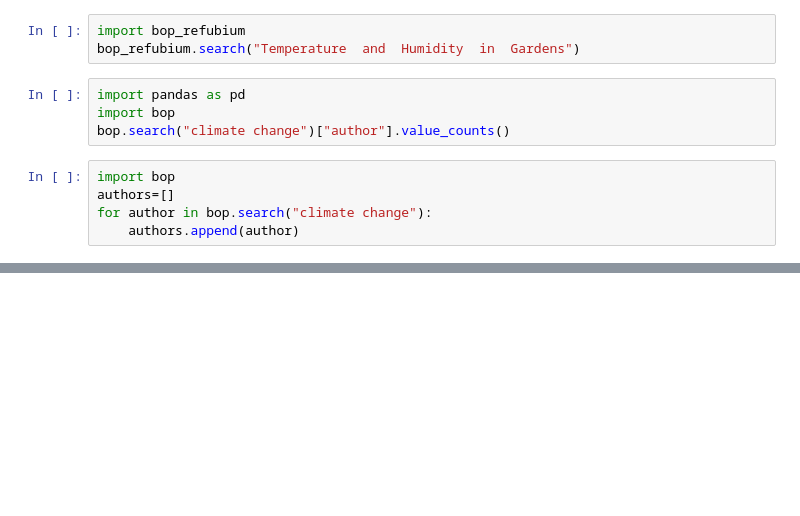
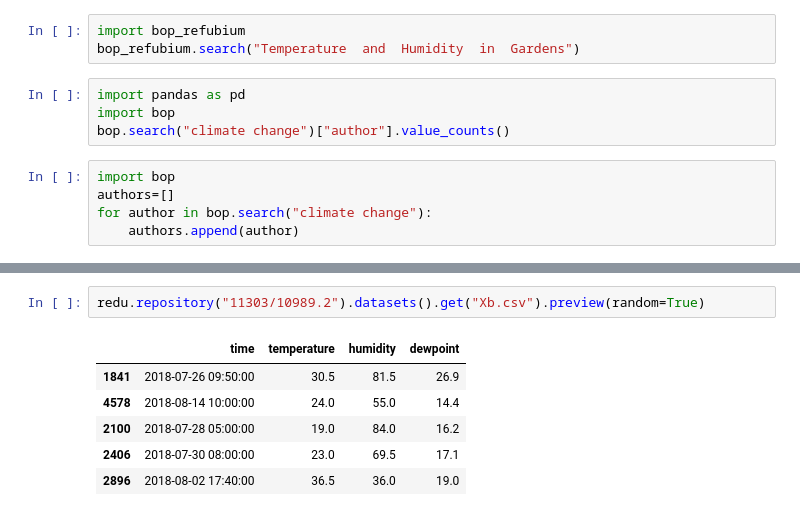
Before and after one commit to TUB-NLP-OpenData/usability_research_data, a Jupyter notebook: use.ipynb, the cells around one changed output, grey strips where cells are left out. Drawn from its saved outputs; the diff is of its cells as text; blank space fills up the shorter version.

```diff
--- a/use.ipynb
+++ b/use.ipynb
@@ -62,0 +93,9 @@ for author in bop.search("climate change"):
+# %%
+redu.repository("11303/10989.2").datasets().get("Xb.csv").preview(random=True)
+# %% [output]
+|  | time | temperature | humidity | dewpoint |
+| 1841 | 2018-07-26 09:50:00 | 30.5 | 81.5 | 26.9 |
+| 4578 | 2018-08-14 10:00:00 | 24.0 | 55.0 | 14.4 |
+| 2100 | 2018-07-28 05:00:00 | 19.0 | 84.0 | 16.2 |
+| 2406 | 2018-07-30 08:00:00 | 23.0 | 69.5 | 17.1 |
+| 2896 | 2018-08-02 17:40:00 | 36.5 | 36.0 | 19.0 |
```
Also changed, not shown: parts of 12 cells of this notebook, 2 other files.
